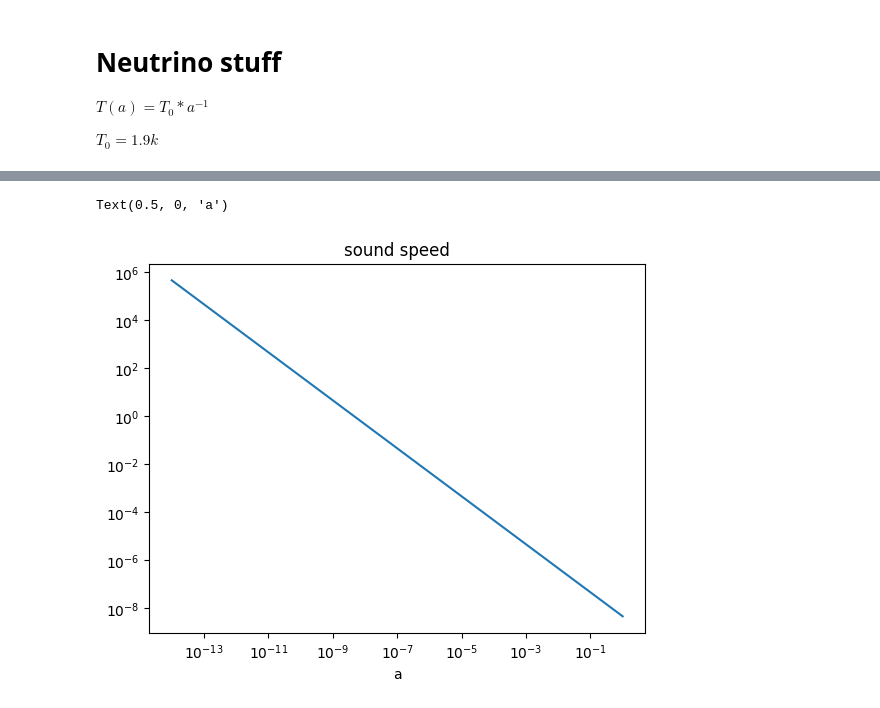
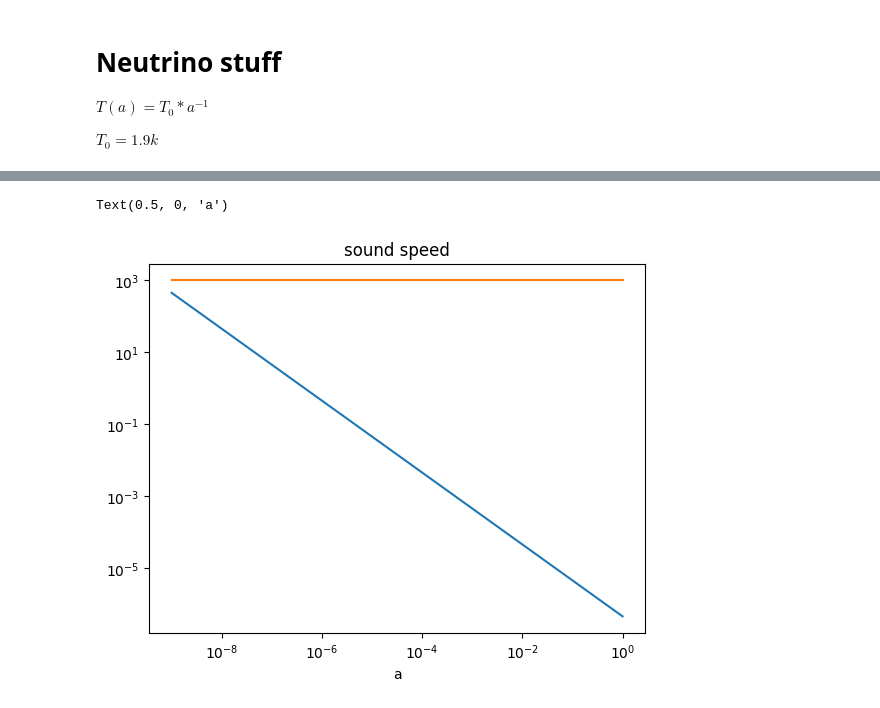
Before and after one commit to eriksteenberg/Power-spectrum-Test, a Jupyter notebook: cdm_cs_simulering.ipynb, the cells around one changed output, grey strips where cells are left out. Cells and saved outputs as stored; diff of their text form; code cells hidden in the pictures.

```diff
--- a/cdm_cs_simulering.ipynb
+++ b/cdm_cs_simulering.ipynb
@@ -65,6 +65,8 @@ z = bg["z"]
 a = 1/(z+1)
 aend = a[-1]
 a0 = a[0]
+
+a0  =1e-9
 # %%
 def H(a):
     return H0 * np.sqrt(Omega_lambda + Omega_M /( a **3) + Omega_R /( a**4))
@@ -233,7 +235,8 @@ plt.legend()
 # %%
 plt.loglog(a,cs(a,mv))
+plt.loglog(a,mv_test*np.ones(len(cs(a,mv))))
 plt.title("sound speed")
 plt.xlabel("a")
 # %% [output]
 Text(0.5, 0, 'a')
-[figure, old version]
+[figure, new version]
```
Also changed, not shown: parts of 11 cells of this notebook.
